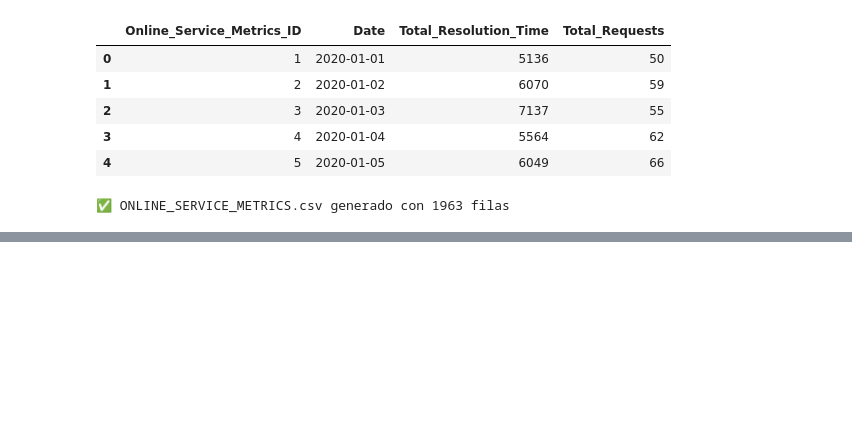
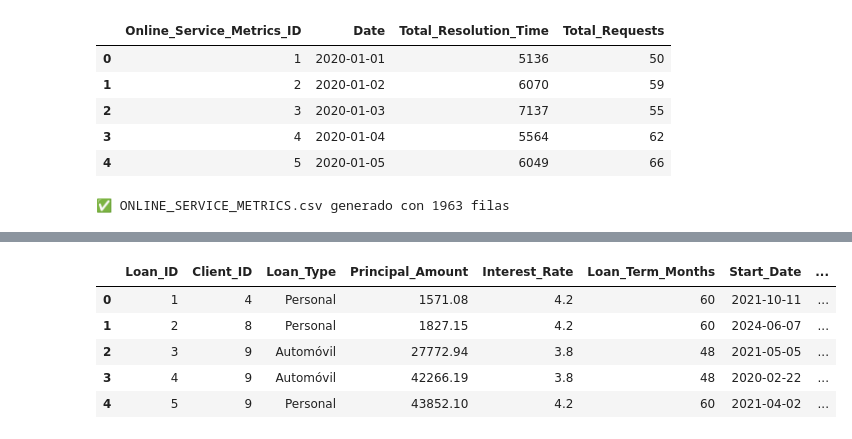
Before and after one commit to FGaliano-23/WELFORD-BANK, a Jupyter notebook: DataEngineer/GenerateData/Tables.ipynb, the cells around one changed output, grey strips where cells are left out. Drawn from its saved outputs; the diff is of its cells as text; code cells hidden in the pictures; blank space fills up the shorter version.

```diff
--- a/DataEngineer/GenerateData/Tables.ipynb
+++ b/DataEngineer/GenerateData/Tables.ipynb
@@ -965,0 +979,3 @@ print("✅ ONLINE_SERVICE_METRICS.csv generado con",
+# %%
+start_date = date(2020,1,1)
+end_date   = date.today()
@@ -965,0 +1162,32 @@ print("✅ ONLINE_SERVICE_METRICS.csv generado con",
+# %%
+#DEFINIMOS LOS TIPOS DE PRESTAMOS QUE SE HACEN.
+LOAN_PRODUCTS = [
+    {
+        'Loan_Type': 'Hipotecario',
+        'Rate_ANNUAL': 1.5,
+        'Term_Months': 240,
+        'Min_Amount': 50_000,
+        'Max_Amount': 500_000
+    },
+    {
+        'Loan_Type': 'Personal',
+        'Rate_ANNUAL': 4.2,
+        'Term_Months': 60,
+        'Min_Amount': 1_000,
+        'Max_Amount': 50_000
+    },
+    {
+        'Loan_Type': 'Automóvil',
+        'Rate_ANNUAL': 3.8,
+        'Term_Months': 48,
+        'Min_Amount': 5_000,
+        'Max_Amount': 100_000
+    },
+    {
+        'Loan_Type': 'Línea de Crédito',
+        'Rate_ANNUAL': 6.0,
+        'Term_Months': 12,
+        'Min_Amount': 500,
+        'Max_Amount': 20_000
+    },
+]
@@ -965,0 +1243,11 @@ print("✅ ONLINE_SERVICE_METRICS.csv generado con",
+# %%
+# Lo volcamos a DataFrame y CSV
+df_loans = pd.DataFrame(rows)
+df_loans.head()
+# %% [output]
+|  | Loan_ID | Client_ID | Loan_Type | Principal_Amount | Interest_Rate | Loan_Term_Months | Start_Date | ... |
+| 0 | 1 | 4 | Personal | 1571.08 | 4.2 | 60 | 2021-10-11 | ... |
+| 1 | 2 | 8 | Personal | 1827.15 | 4.2 | 60 | 2024-06-07 | ... |
+| 2 | 3 | 9 | Automóvil | 27772.94 | 3.8 | 48 | 2021-05-05 | ... |
+| 3 | 4 | 9 | Automóvil | 42266.19 | 3.8 | 48 | 2020-02-22 | ... |
+| 4 | 5 | 9 | Personal | 43852.10 | 4.2 | 60 | 2021-04-02 | ... |
```
Also changed, not shown: parts of 33 cells of this notebook.
